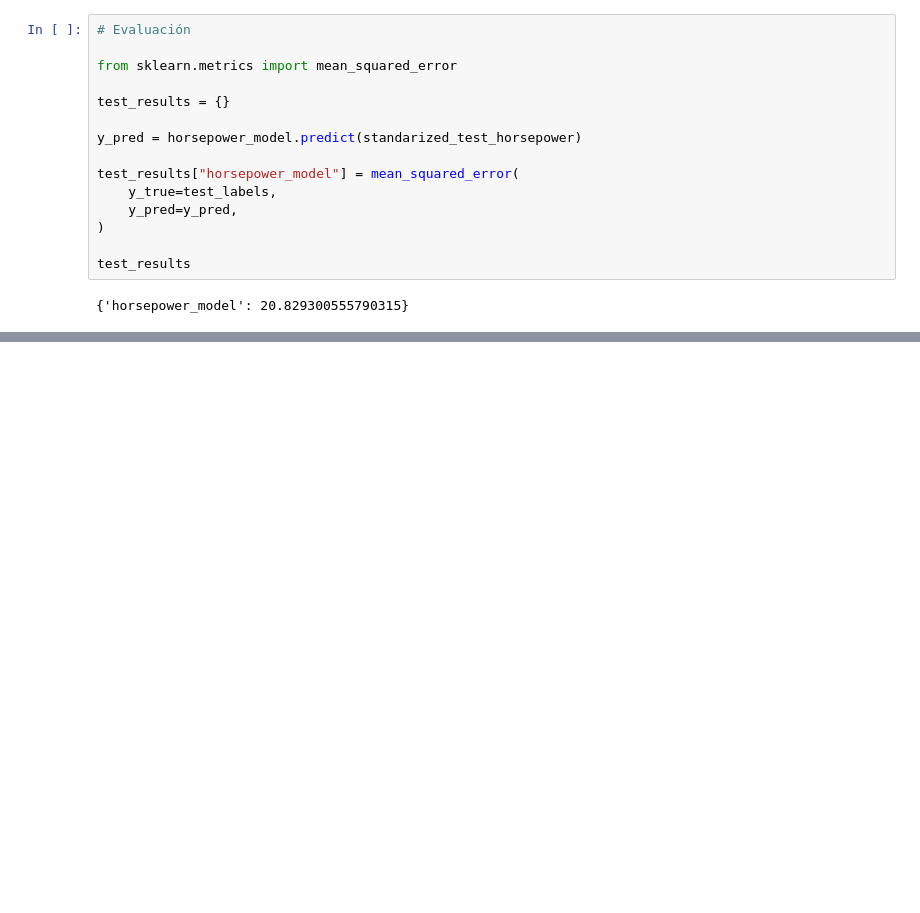
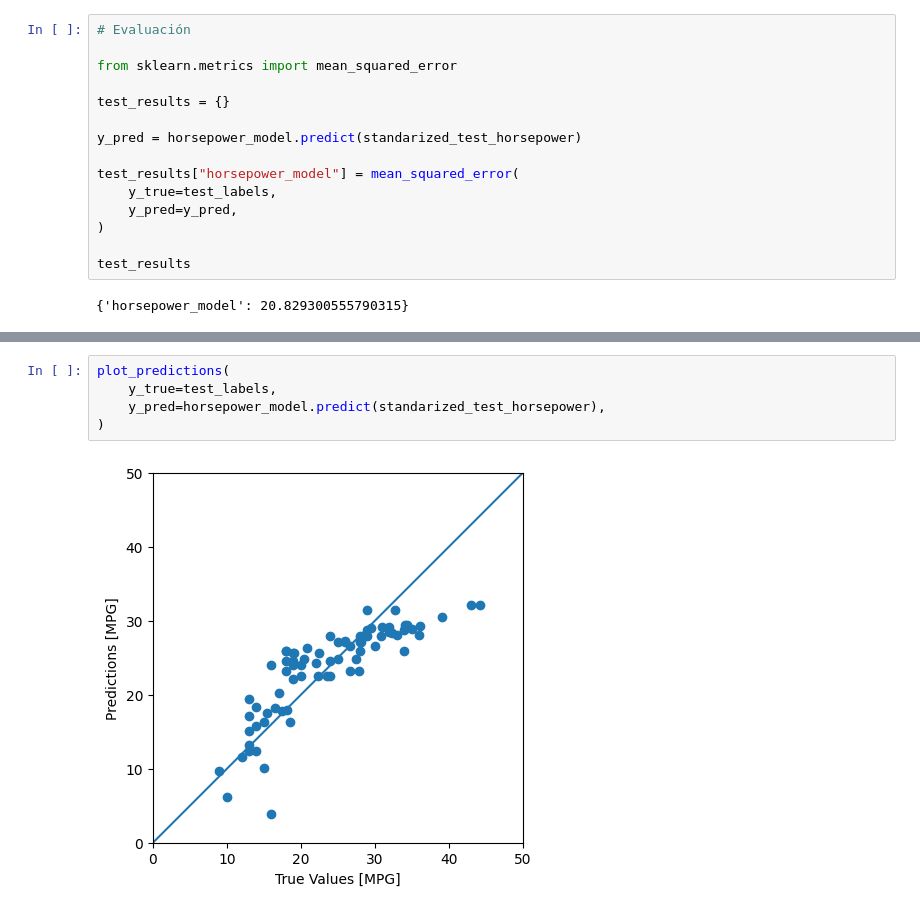
Before and after one commit to 2026-2-predictiva/std-jose-manuel-valencia-perez, a Jupyter notebook: PRE_02_regresion_basica/notebooks/notebook.ipynb, the cells around one changed output, grey strips where cells are left out. Cells and saved outputs as stored; diff of their text form; blank space fills up the shorter version.

```diff
--- a/PRE_02_regresion_basica/notebooks/notebook.ipynb
+++ b/PRE_02_regresion_basica/notebooks/notebook.ipynb
@@ -217,0 +272,7 @@ test_results
+# %%
+plot_predictions(
+    y_true=test_labels,
+    y_pred=horsepower_model.predict(standarized_test_horsepower),
+)
+# %% [output]
+[figure, added]
```
Also changed, not shown: parts of 13 cells of this notebook, 2 other files.
